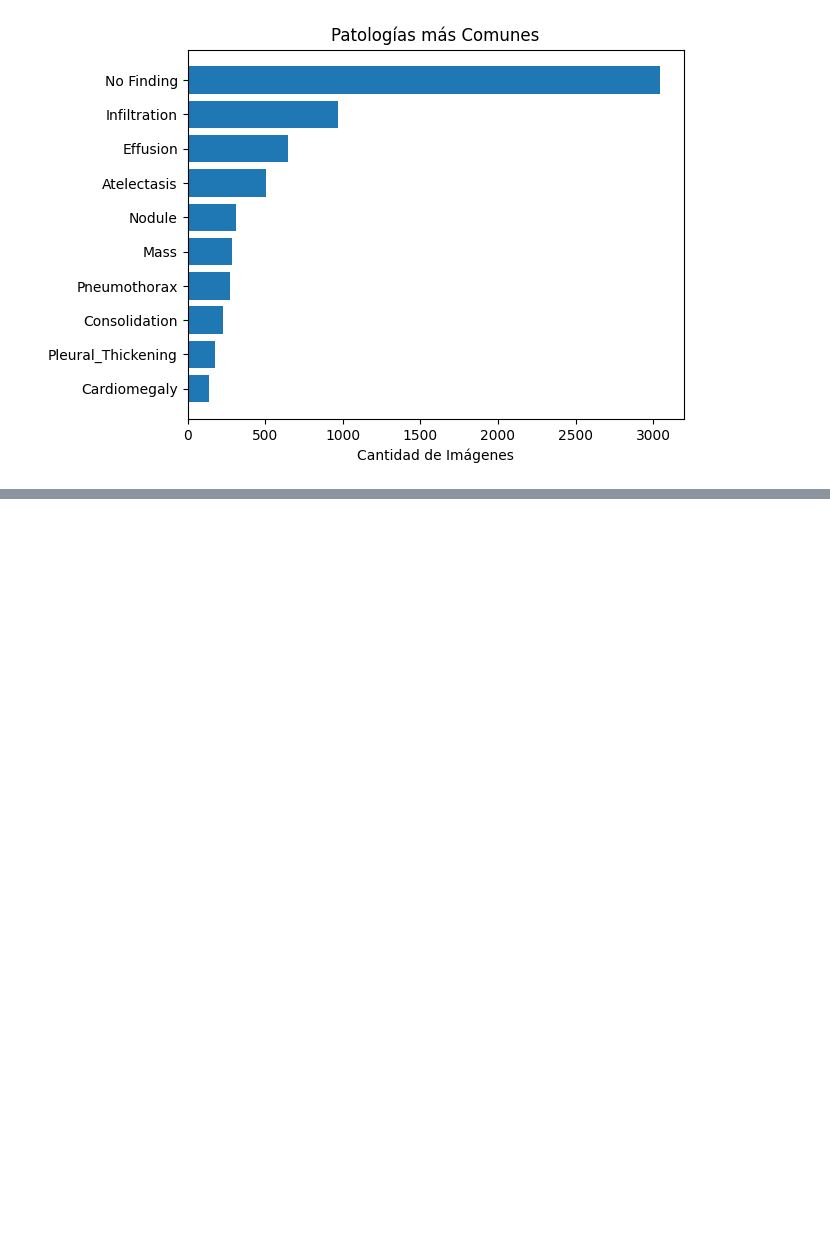
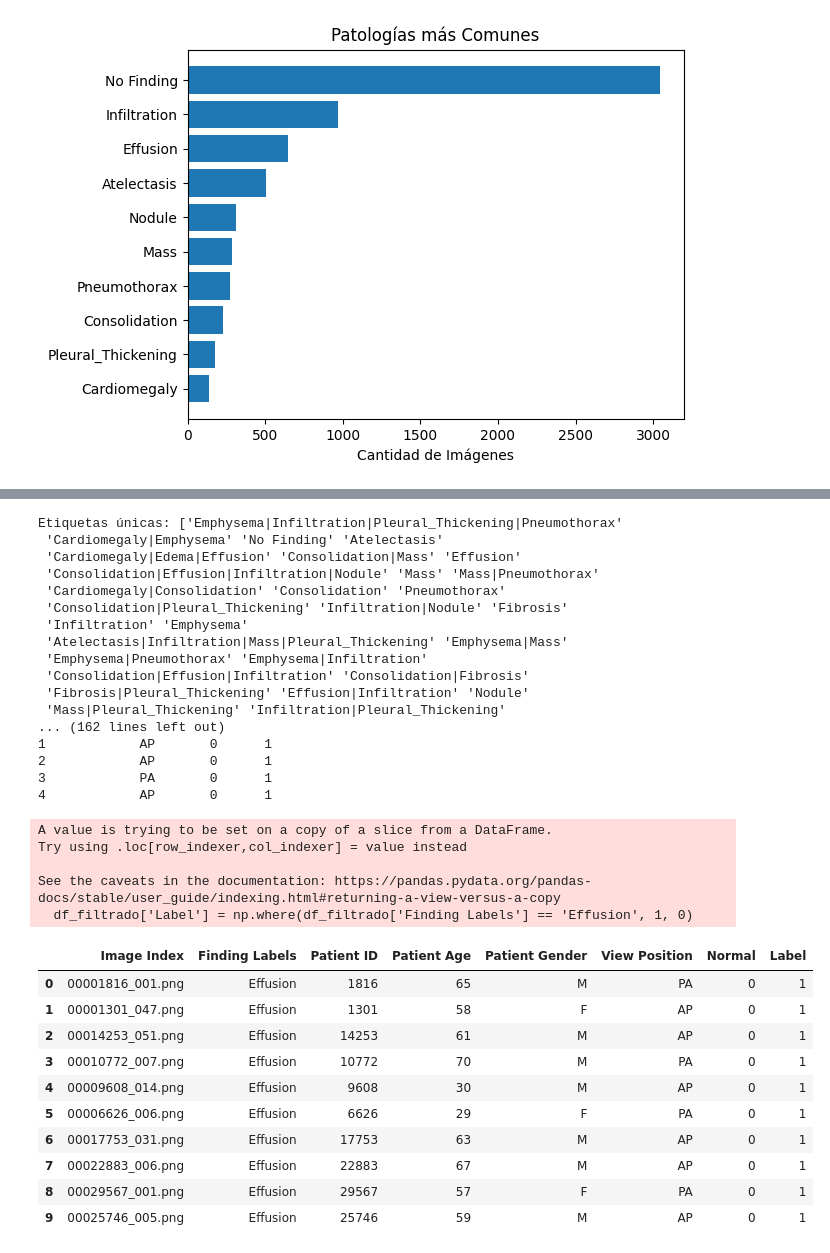
Before and after one commit to MiroshnitshenkoC/Data-Science-Miroshnitshenko-, a Jupyter notebook: Proyecto_Latido.ipynb, the cells around one changed output, grey strips where cells are left out. Cells and saved outputs as stored; diff of their text form; code cells hidden in the pictures; blank space fills up the shorter version.

```diff
--- a/Proyecto_Latido.ipynb
+++ b/Proyecto_Latido.ipynb
@@ -327,0 +672,80 @@ plt.show()
+# %%
+# VAMOS A REALIZAR UN CAMBIO PARA VER SI PODEMOS MEJORAR EL MODELO HACIENDO CURACION DE LOS DATOS. NOS ENFOCAREMOS EN SOLO RX NORMALES VS LAS QUE PRESENTAN INFILTRACION.
+# 📦 Importar librerías
+#import pandas as pd
+#import numpy as np
+#import os
+
+# 📂 Cargar tu CSV de etiquetas
+#df = pd.read_csv('./chest_xray_sample/sample/sample_labels.csv')
+
+# 👀 Verificar datos únicos en el campo Finding Labels
+print("Etiquetas únicas:", df_copy['Finding Labels'].unique())
+
+# 🔎 Filtramos solo casos de 'Infiltration' y 'No Finding'
+df_filtrado = df_copy[df_copy['Finding Labels'].isin(['Effusion', 'No Finding'])]
+
+# ✅ Creamos la nueva columna binaria para ML
+# 1 = Infiltration, 0 = No Finding
+df_filtrado['Label'] = np.where(df_filtrado['Finding Labels'] == 'Effusion', 1, 0)
+
+# 👀 Ver distribución de clases antes de balancear
+print("\nDistribución antes del balanceo:")
+print(df_filtrado['Label'].value_counts())
+
+# 🔧 Balanceamos el dataset
+# Seleccionamos la cantidad mínima entre ambas clases
+min_count = df_filtrado['Label'].value_counts().min()
+
+# Muestreamos al azar para balancear
+df_Effusion = df_filtrado[df_filtrado['Label'] == 1].sample(min_count, random_state=42)
+df_no_finding = df_filtrado[df_filtrado['Label'] == 0].sample(min_count, random_state=42)
+
+# Concatenamos ambos grupos balanceados
+df_balanceado = pd.concat([df_Effusion, df_no_finding]).reset_index(drop=True)
+
+# ✅ Verificamos que quedó balanceado
+print("\nDataset balanceado final:")
+print(df_balanceado['Label'].value_counts())
+
+# 🚩 Guardamos el nuevo dataset filtrado y balanceado
+df_balanceado.to_csv('dataset_Effusion_vs_normal.csv', index=False)
+
+# ✅ Lista de imágenes final para el nuevo modelo
+print("\nMuestras finales listas para el modelo:")
+print(df_balanceado.head())
+display(df_balanceado.head(10))
+# %% [output]
+Etiquetas únicas: ['Emphysema|Infiltration|Pleural_Thickening|Pneumothorax'
+ 'Cardiomegaly|Emphysema' 'No Finding' 'Atelectasis'
+ 'Cardiomegaly|Edema|Effusion' 'Consolidation|Mass' 'Effusion'
+ 'Consolidation|Effusion|Infiltration|Nodule' 'Mass' 'Mass|Pneumothorax'
+ 'Cardiomegaly|Consolidation' 'Consolidation' 'Pneumothorax'
+ 'Consolidation|Pleural_Thickening' 'Infiltration|Nodule' 'Fibrosis'
+ 'Infiltration' 'Emphysema'
+ 'Atelectasis|Infiltration|Mass|Pleural_Thickening' 'Emphysema|Mass'
+ 'Emphysema|Pneumothorax' 'Emphysema|Infiltration'
+ 'Consolidation|Effusion|Infiltration' 'Consolidation|Fibrosis'
+ 'Fibrosis|Pleural_Thickening' 'Effusion|Infiltration' 'Nodule'
+ 'Mass|Pleural_Thickening' 'Infiltration|Pleural_Thickening'
+... (162 lines left out)
+1            AP       0      1
+2            AP       0      1
+3            PA       0      1
+4            AP       0      1
+A value is trying to be set on a copy of a slice from a DataFrame.
+Try using .loc[row_indexer,col_indexer] = value instead
+
+See the caveats in the documentation: https://pandas.pydata.org/pandas-docs/stable/user_guide/indexing.html#returning-a-view-versus-a-copy
+  df_filtrado['Label'] = np.where(df_filtrado['Finding Labels'] == 'Effusion', 1, 0)
+|  | Image Index | Finding Labels | Patient ID | Patient Age | Patient Gender | View Position | Normal | Label |
+| 0 | 00001816_001.png | Effusion | 1816 | 65 | M | PA | 0 | 1 |
+| 1 | 00001301_047.png | Effusion | 1301 | 58 | F | AP | 0 | 1 |
+| 2 | 00014253_051.png | Effusion | 14253 | 61 | M | AP | 0 | 1 |
+| 3 | 00010772_007.png | Effusion | 10772 | 70 | M | PA | 0 | 1 |
+| 4 | 00009608_014.png | Effusion | 9608 | 30 | M | AP | 0 | 1 |
+| 5 | 00006626_006.png | Effusion | 6626 | 29 | F | PA | 0 | 1 |
+| 6 | 00017753_031.png | Effusion | 17753 | 63 | M | AP | 0 | 1 |
+| 7 | 00022883_006.png | Effusion | 22883 | 67 | M | AP | 0 | 1 |
+| 8 | 00029567_001.png | Effusion | 29567 | 57 | F | PA | 0 | 1 |
+| 9 | 00025746_005.png | Effusion | 25746 | 59 | M | AP | 0 | 1 |
```
Also changed, not shown: parts of 25 cells of this notebook.
